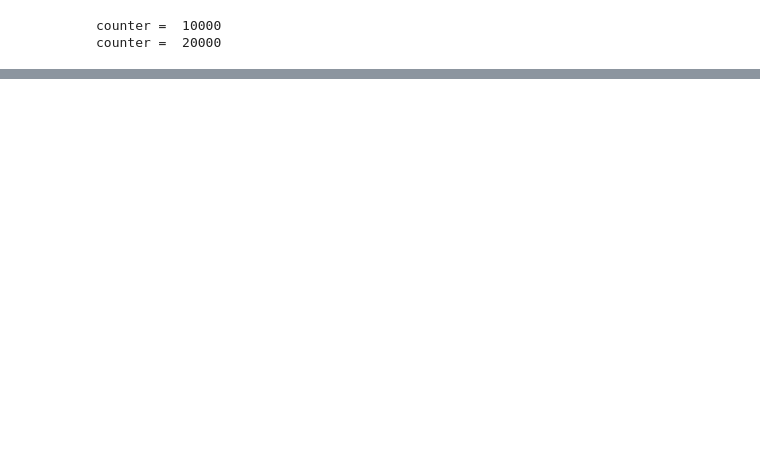
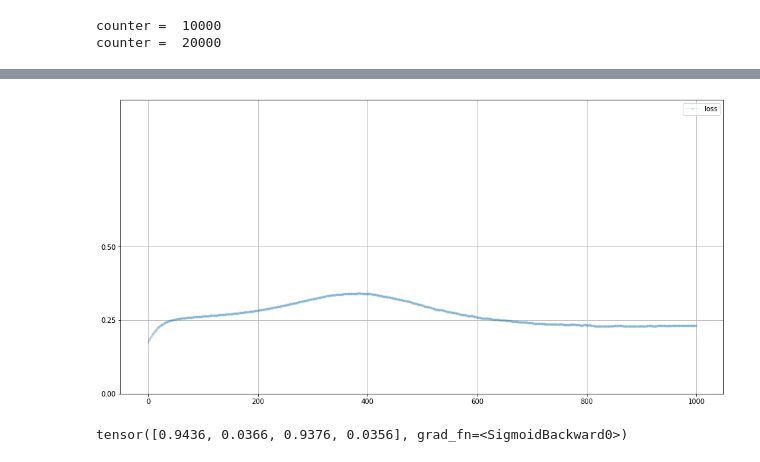
Before and after one commit to mucollabo/firstGAN, a Jupyter notebook: 06_gan_simple_pattern.ipynb, the cells around one changed output, grey strips where cells are left out. Cells and saved outputs as stored; diff of their text form; code cells hidden in the pictures; blank space fills up the shorter version.

```diff
--- a/06_gan_simple_pattern.ipynb
+++ b/06_gan_simple_pattern.ipynb
@@ -105,0 +206,8 @@ print(D.forward(generate_random(4)).item())
+# %%
+G.plot_progress()
+# %% [output]
+[figure, added]
+# %%
+G.forward(torch.FloatTensor([0.5]))
+# %% [output]
+tensor([0.9436, 0.0366, 0.9376, 0.0356], grad_fn=<SigmoidBackward0>)
```
Also changed, not shown: parts of 8 cells of this notebook.
